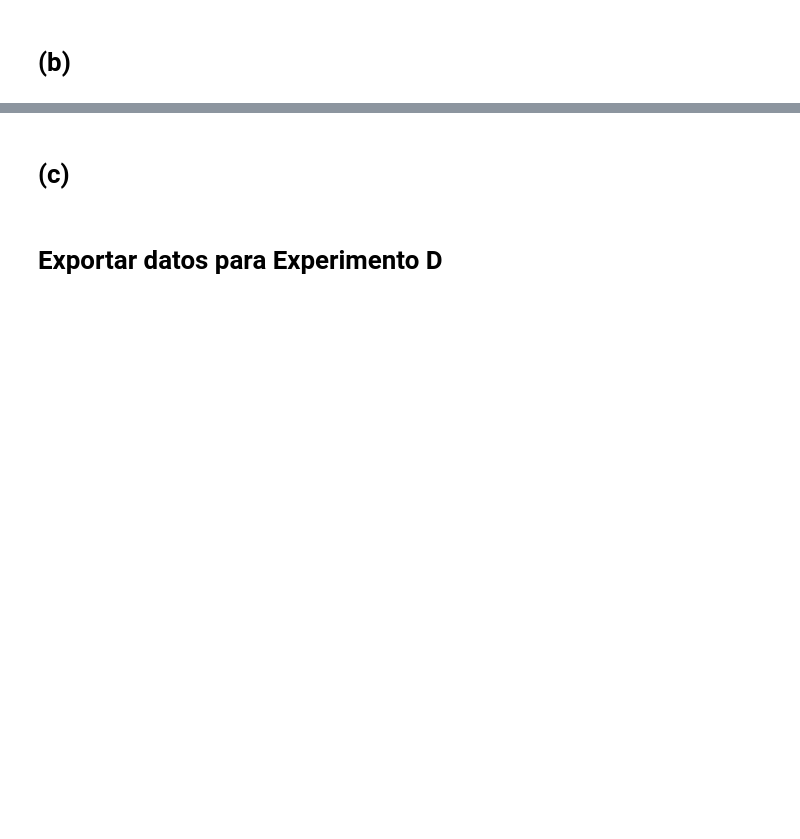
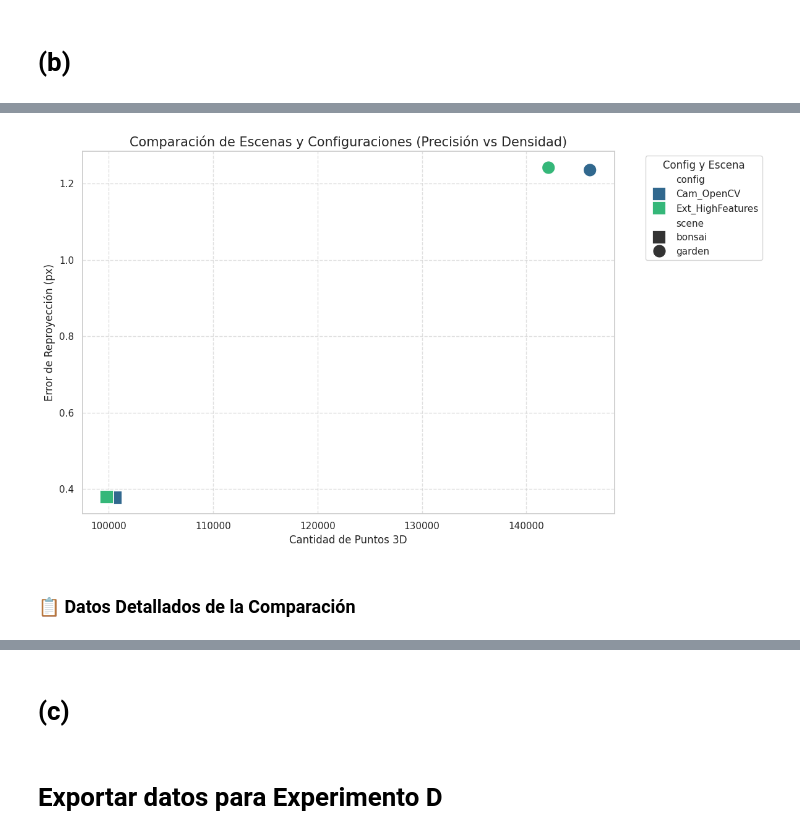
Before and after one commit to Flo-aq/IIC3912-2026-1-T2, a Jupyter notebook: Experiment_C.ipynb, the cells around one changed output, grey strips where cells are left out. Cells and saved outputs as stored; diff of their text form; code cells hidden in the pictures; blank space fills up the shorter version.

```diff
--- a/Experiment_C.ipynb
+++ b/Experiment_C.ipynb
@@ -453,0 +582,50 @@ mostrar_tabla_escena(df_all, "garden")
+# %%
+
+# 1. Preparar datos para el gráfico (solo las configs seleccionadas)
+configs_to_show = ["Cam_OpenCV", "Ext_HighFeatures"]
+markers = {"bonsai": "s", "garden": "o"}
+
+# Filtramos y limpiamos de forma segura
+df_viz = df_all[df_all['config'].isin(configs_to_show)].copy()
+df_viz['points_3d'] = pd.to_numeric(df_viz['points_3d'], errors='coerce')
+df_viz['mean_reprojection_error'] = pd.to_numeric(df_viz['mean_reprojection_error'], errors='coerce')
+df_viz = df_viz.dropna(subset=['points_3d', 'mean_reprojection_error'])
+
+# 2. Crear el gráfico combinado
+plt.figure(figsize=(12, 7))
+sns.set_theme(style="whitegrid")
+
+scatter = sns.scatterplot(
+    data=df_viz,
+    x='points_3d',
+    y='mean_reprojection_error',
+    hue='config',    # Color por Configuración
+    style='scene',   # Forma por Escena
+    markers=markers,
+    s=250,
+    palette='viridis' # Paleta profesional
+)
+
+plt.title('Comparación de Escenas y Configuraciones (Precisión vs Densidad)', fontsize=15)
+plt.xlabel('Cantidad de Puntos 3D', fontsize=12)
+plt.ylabel('Error de Reproyección (px)', fontsize=12)
+plt.legend(bbox_to_anchor=(1.05, 1), loc='upper left', title='Config y Escena')
+plt.grid(True, linestyle='--', alpha=0.6)
+
+plt.tight_layout()
+plt.show()
+
+# 3. Mostrar la tabla con los datos específicos y Timestamp
+display(Markdown("### 📋 Datos Detallados de la Comparación"))
+
+# Seleccionamos las columnas de interés incluyendo el timestamp
+cols_interes = [
+    'scene', 'config', 'points_3d', 'mean_reprojection_error',
+    'avg_track_length', 'execution_time_sec', 'timestamp'
+]
+
+# Mostramos la tabla formateada
+display(df_viz[cols_interes].sort_values(['scene', 'config']))
+# %% [output]
+[figure, added]
+### 📋 Datos Detallados de la Comparación
```
Also changed, not shown: parts of 15 cells of this notebook, 13 other files.
